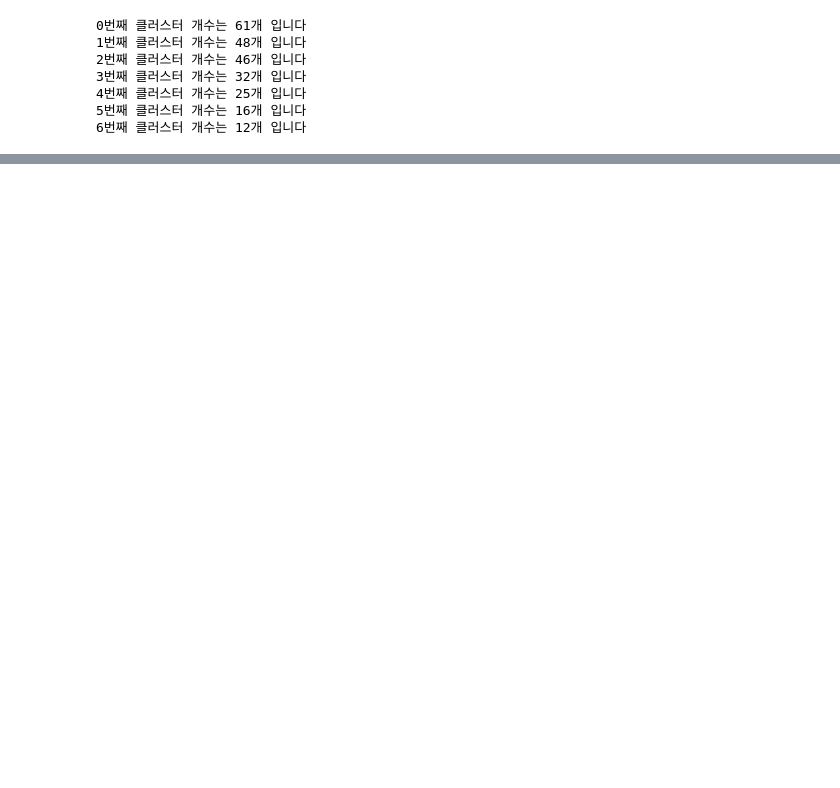
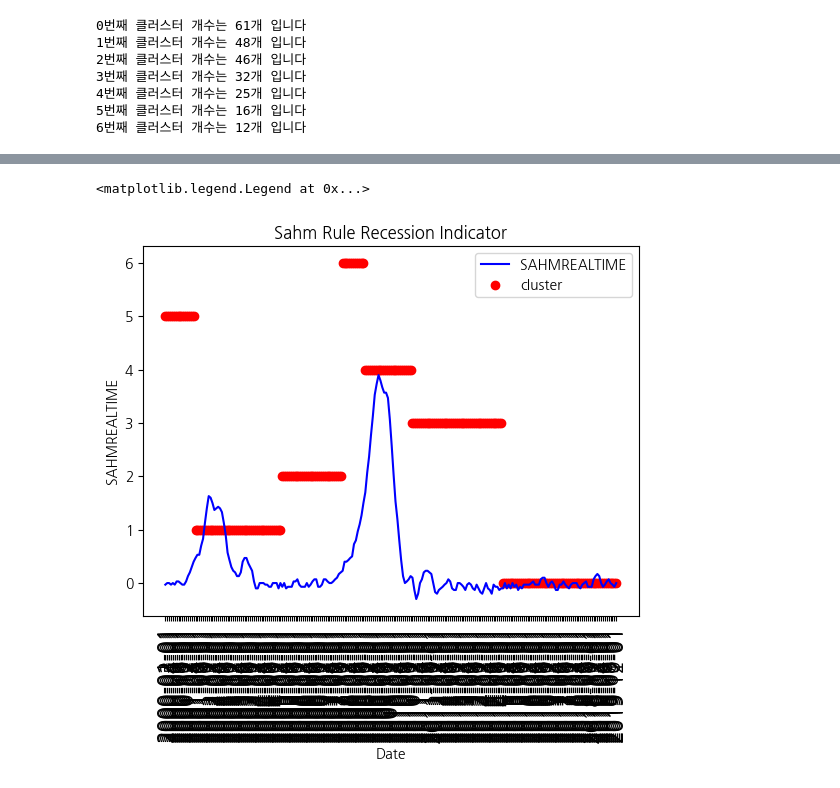
Before and after one commit to serrve1/githubtest, a Jupyter notebook: minmax_kmeans_랜덤포레스트셀렉션.ipynb, the cells around one changed output, grey strips where cells are left out. Cells and saved outputs as stored; diff of their text form; code cells hidden in the pictures; blank space fills up the shorter version.

```diff
--- a/minmax_kmeans_랜덤포레스트셀렉션.ipynb
+++ b/minmax_kmeans_랜덤포레스트셀렉션.ipynb
@@ -593,0 +549,16 @@ plt.show()
+# %%
+SAHM = pd.read_csv('/content/drive/MyDrive/프로젝트1/dataset/SAHMREALTIME.csv')
+mMscaled_data.reset_index(inplace=True)
+SAHM['cluster'] = mMscaled_data['cluster']
+# %%
+plt.plot(SAHM.DATE, SAHM['SAHMREALTIME'], label='SAHMREALTIME', color='blue')
+plt.scatter(SAHM.DATE, SAHM['cluster'], label='cluster', color='red')
+
+plt.title('Sahm Rule Recession Indicator')
+plt.xlabel('Date')
+plt.ylabel('SAHMREALTIME')
+plt.xticks(rotation='vertical', fontsize=15)
+plt.legend()
+# %% [output]
+<matplotlib.legend.Legend at 0x...>
+[figure, added]
```
Also changed, not shown: parts of 13 cells of this notebook.
